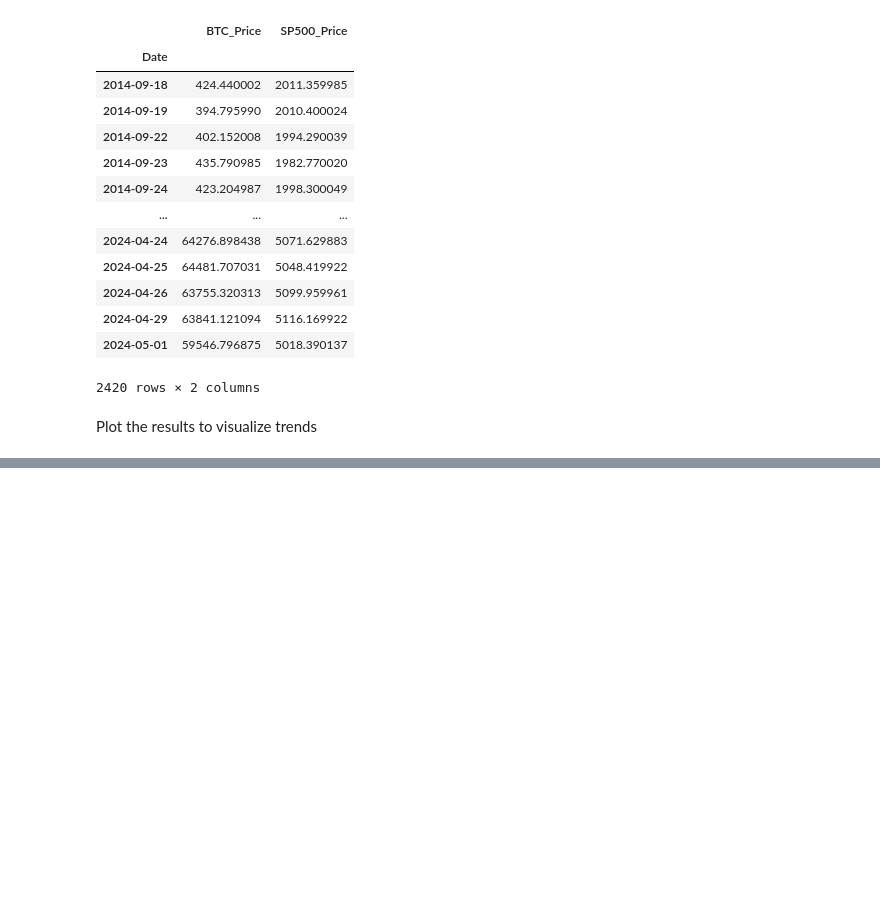
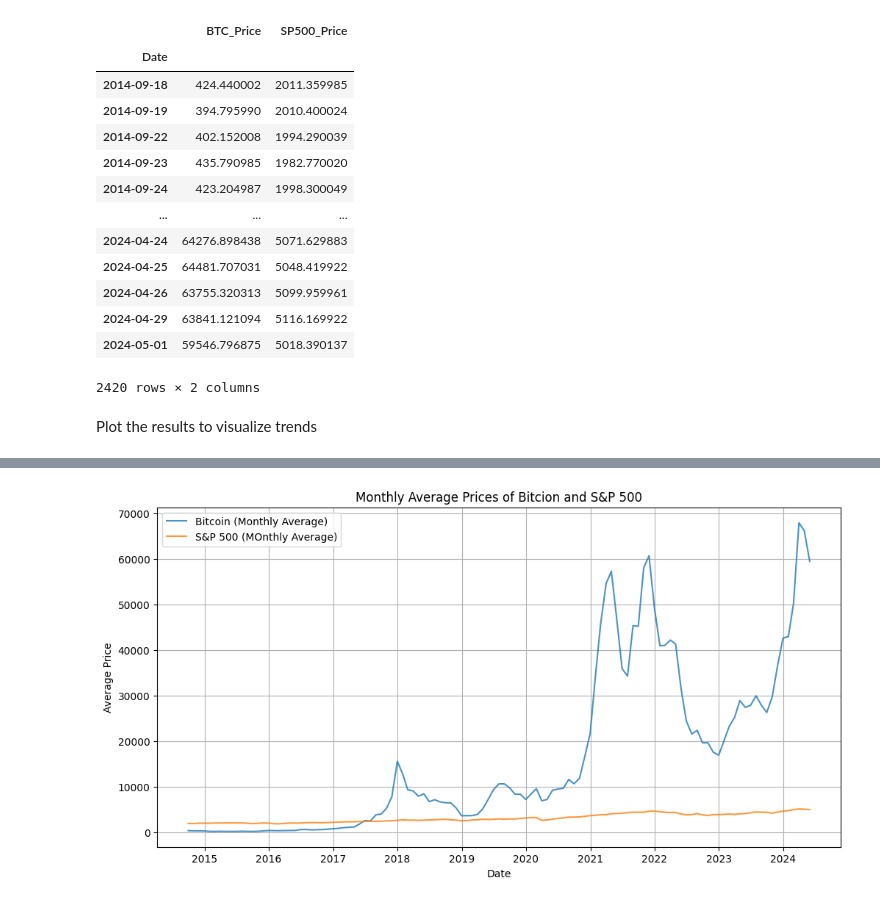
Before and after one commit to AngelDHackerman/BTC-ETH_Data_Analysis, a Jupyter notebook: 4_Temporal_Analysis.ipynb, the cells around one changed output, grey strips where cells are left out. Drawn from its saved outputs; the diff is of its cells as text; code cells hidden in the pictures; blank space fills up the shorter version.

```diff
--- a/4_Temporal_Analysis.ipynb
+++ b/4_Temporal_Analysis.ipynb
@@ -63,0 +78,13 @@ Plot the results to visualize trends
+# %%
+# Monthly Trend
+plt.figure(figsize=(12, 6))
+plt.plot(monthly_data.index, monthly_data['BTC_Price'], label='Bitcoin (Monthly Average)', alpha=0.8)
+plt.plot(monthly_data.index, monthly_data['SP500_Price'], label='S&P 500 (MOnthly Average)', alpha=0.8)
+plt.title('Monthly Average Prices of Bitcion and S&P 500')
+plt.xlabel('Date')
+plt.ylabel('Average Price')
+plt.legend()
+plt.grid(True)
+plt.show()
+# %% [output]
+[figure, added]
```
Also changed, not shown: parts of 5 cells of this notebook.
